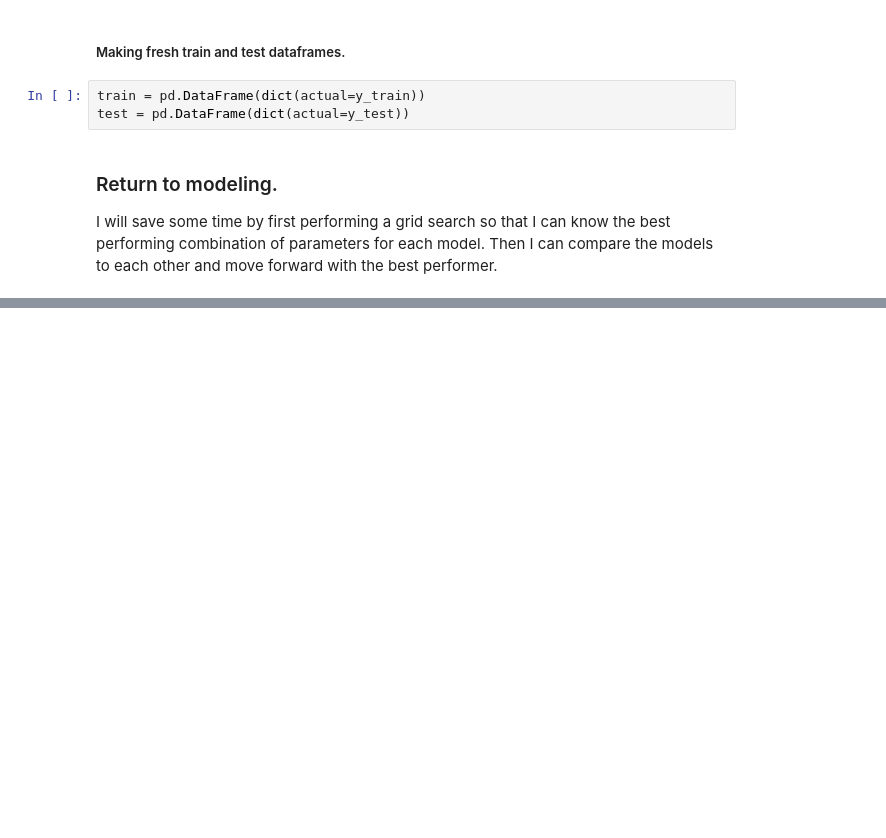
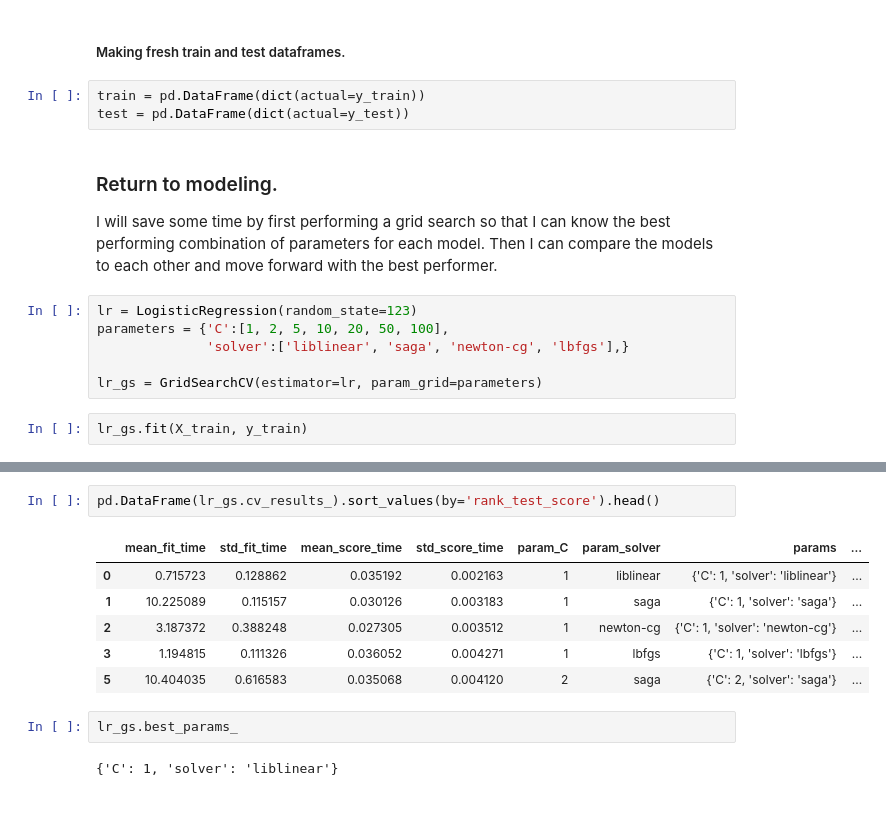
Before and after one commit to matthewzapata/twitter-trigger-warnings, a Jupyter notebook: trigger_warnings.ipynb, the cells around one changed output, grey strips where cells are left out. Drawn from its saved outputs; the diff is of its cells as text; blank space fills up the shorter version.

Commit message:
Complete Grid Search with Logistic Regression.

```diff
--- a/trigger_warnings.ipynb
+++ b/trigger_warnings.ipynb
@@ -1169,3 +1170,11 @@ test = pd.DataFrame(dict(actual=y_test))
 # %% [markdown]
 ### Return to modeling.
 I will save some time by first performing a grid search so that I can know the best performing combination of parameters for each model. Then I can compare the models to each other and move forward with the best performer.
+# %%
+lr = LogisticRegression(random_state=123)
+parameters = {'C':[1, 2, 5, 10, 20, 50, 100],
+              'solver':['liblinear', 'saga', 'newton-cg', 'lbfgs'],}
+
+lr_gs = GridSearchCV(estimator=lr, param_grid=parameters)
+# %%
+lr_gs.fit(X_train, y_train)
@@ -1171,0 +1191,15 @@ I will save some time by first performing a grid search so that I can know the b
+# %%
+pd.DataFrame(lr_gs.cv_results_).sort_values(by='rank_test_score').head()
+# %% [output]
+|  | mean_fit_time | std_fit_time | mean_score_time | std_score_time | param_C | param_solver | params | ... |
+| 0 | 0.715723 | 0.128862 | 0.035192 | 0.002163 | 1 | liblinear | {'C': 1, 'solver': 'liblinear'} | ... |
+| 1 | 10.225089 | 0.115157 | 0.030126 | 0.003183 | 1 | saga | {'C': 1, 'solver': 'saga'} | ... |
+| 2 | 3.187372 | 0.388248 | 0.027305 | 0.003512 | 1 | newton-cg | {'C': 1, 'solver': 'newton-cg'} | ... |
+| 3 | 1.194815 | 0.111326 | 0.036052 | 0.004271 | 1 | lbfgs | {'C': 1, 'solver': 'lbfgs'} | ... |
+| 5 | 10.404035 | 0.616583 | 0.035068 | 0.004120 | 2 | saga | {'C': 2, 'solver': 'saga'} | ... |
+# %%
+lr_gs.best_params_
+# %% [output]
+{'C': 1, 'solver': 'liblinear'}
+# %% [markdown]
+#####
```
Also changed, not shown: parts of 2 cells of this notebook.
